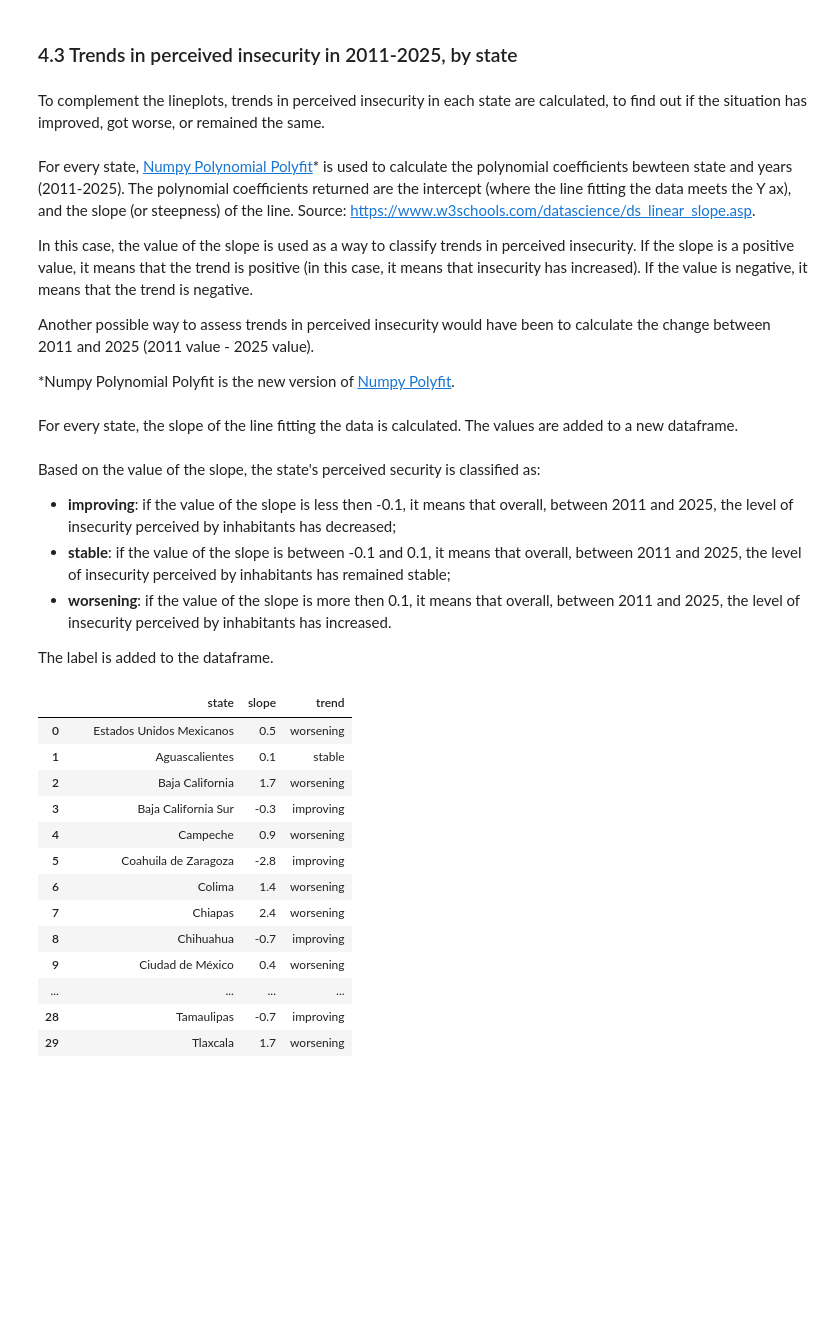
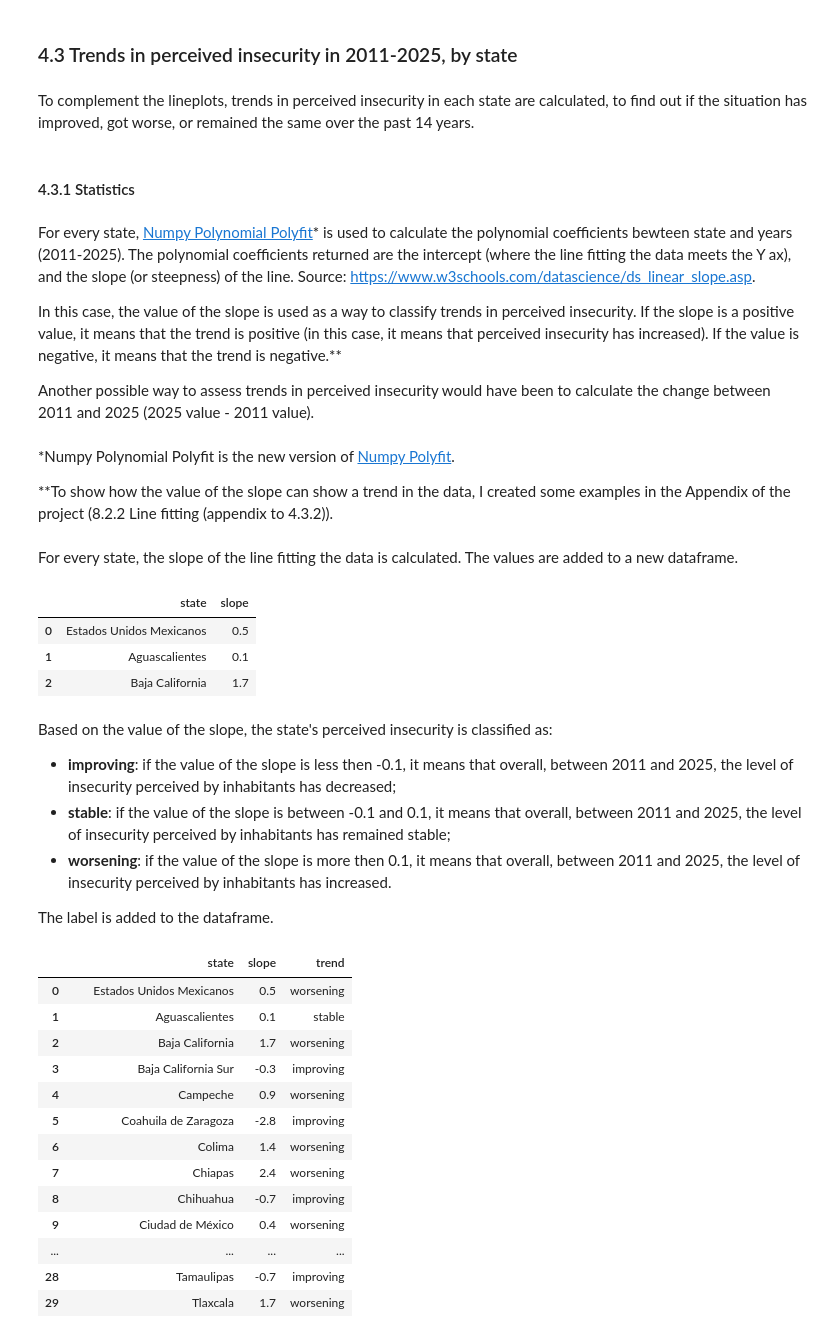
Before and after one commit to irenecelebrin/programming-for-data-analytics, a Jupyter notebook: project/project.ipynb, the cells around one changed output. Cells and saved outputs as stored; diff of their text form; code cells hidden in the pictures; blank space fills up the shorter version.

```diff
--- a/project/project.ipynb
+++ b/project/project.ipynb
@@ -761,32 +743,41 @@ Given the large number of states reprensented in the plot, it's not easy to unde
 # %% [markdown]
 ### 4.3 Trends in perceived insecurity in 2011-2025, by state
 # %% [markdown]
-To complement the lineplots, trends in perceived insecurity in each state are calculated, to find out if the situation has improved, got worse, or remained the same.
+To complement the lineplots, trends in perceived insecurity in each state are calculated, to find out if the situation has improved, got worse, or remained the same over the past 14 years.
+# %% [markdown]
+#### 4.3.1 Statistics
 # %% [markdown]
 For every state, [Numpy Polynomial Polyfit](https://numpy.org/doc/stable/reference/generated/numpy.polynomial.polynomial.polyfit.html)* is used to calculate the polynomial coefficients bewteen state and years (2011-2025). The polynomial coefficients returned are the intercept (where the line fitting the data meets the Y ax), and the slope (or steepness) of the line. Source: https://www.w3schools.com/datascience/ds_linear_slope.asp.
 
-In this case, the value of the slope is used as a way to classify trends in perceived insecurity. If the slope is a positive value, it means that the trend is positive (in this case, it means that insecurity has increased). If the value is negative, it means that the trend is negative.
+In this case, the value of the slope is used as a way to classify trends in perceived insecurity. If the slope is a positive value, it means that the trend is positive (in this case, it means that perceived insecurity has increased). If the value is negative, it means that the trend is negative.**
 
-Another possible way to assess trends in perceived insecurity would have been to calculate the change between 2011 and 2025 (2011 value - 2025 value).
-
-*Numpy Polynomial Polyfit is the new version of [Numpy Polyfit](https://numpy.org/doc/stable/reference/generated/numpy.polyfit.html).
+Another possible way to assess trends in perceived insecurity would have been to calculate the change between 2011 and 2025 (2025 value - 2011 value).
+# %% [markdown]
+*Numpy Polynomial Polyfit is the new version of [Numpy Polyfit](https://numpy.org/doc/stable/reference/generated/numpy.polyfit.html).
+
+**To show how the value of the slope can show a trend in the data, I created some examples in the Appendix of the project (8.2.2 Line fitting (appendix to 4.3.2)).
 # %% [markdown]
 For every state, the slope of the line fitting the data is calculated. The values are added to a new dataframe.
 # %%
 # calculate slopes using numpy.polynomial.polyfit(): https://numpy.org/doc/stable/reference/generated/numpy.polyfit.html
 # create empty dataframe with state and slope columns. see: https://pandas.pydata.org/docs/reference/api/pandas.DataFrame.html
 slopes = pd.DataFrame(data= {'state' : [], 'slope' : []})
 
 for state in new_security_by_state:
     slope = npp.polyfit(years, new_security_by_state[state], 1)[1]
     slope = np.round(slope, decimals = 1)
     # append row to df slopes. see: https://www.geeksforgeeks.org/pandas/how-to-add-one-row-in-an-existing-pandas-dataframe/
     slopes.loc[len(slopes)] = [state, slope]
 
 # show dataframe
-#slopes.head(3)
+slopes.head(3)
+# %% [output]
+|  | state | slope |
+| 0 | Estados Unidos Mexicanos | 0.5 |
+| 1 | Aguascalientes | 0.1 |
+| 2 | Baja California | 1.7 |
 # %% [markdown]
-Based on the value of the slope, the state's perceived security is classified as:
+Based on the value of the slope, the state's perceived insecurity is classified as:
 
 - **improving**: if the value of the slope is less then -0.1, it means that overall, between 2011 and 2025, the level of insecurity perceived by inhabitants has decreased;
 - **stable**: if the value of the slope is between -0.1 and 0.1, it means that overall, between 2011 and 2025, the level of insecurity perceived by inhabitants has remained stable;
```
Also changed, not shown: parts of 40 cells of this notebook.
